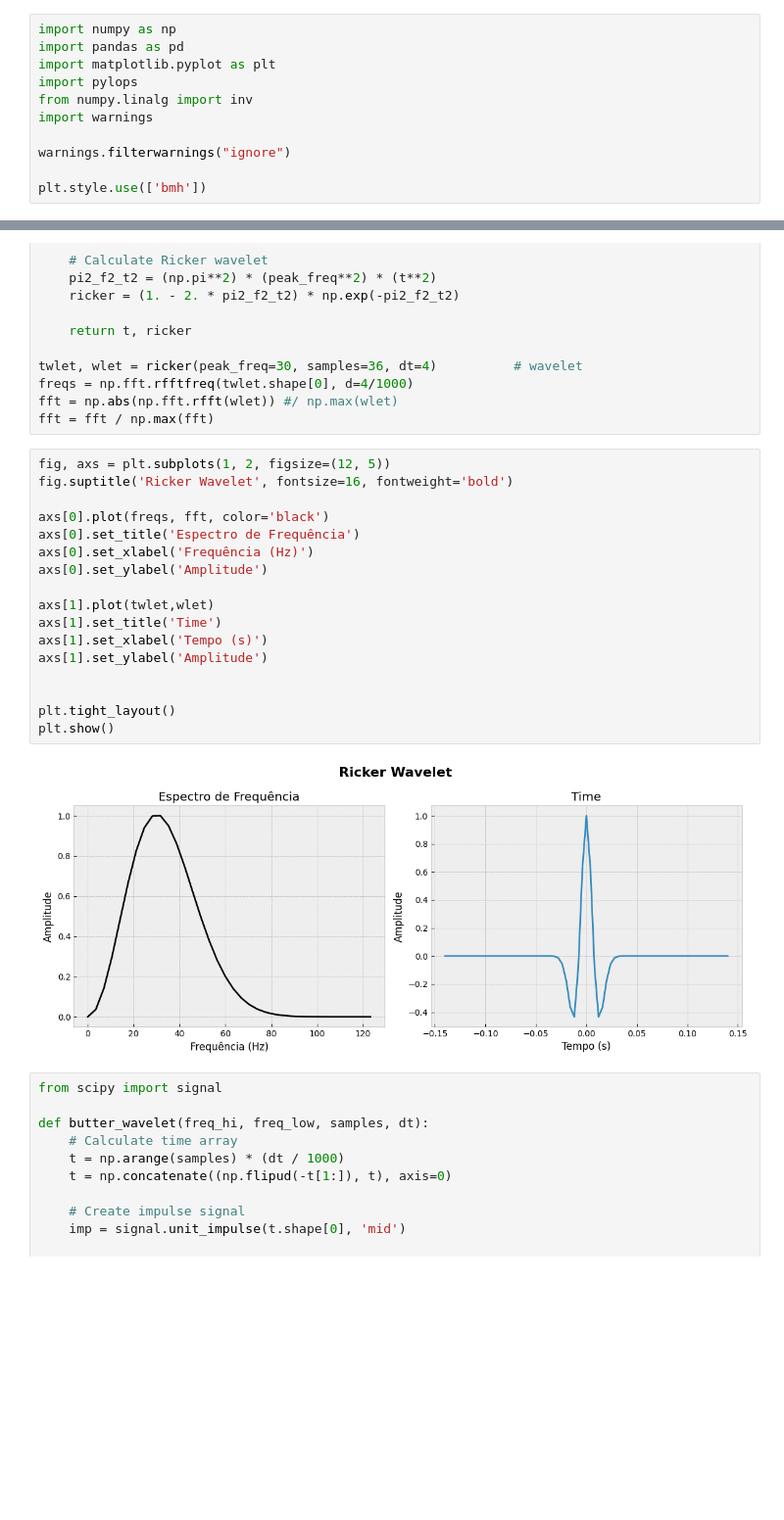
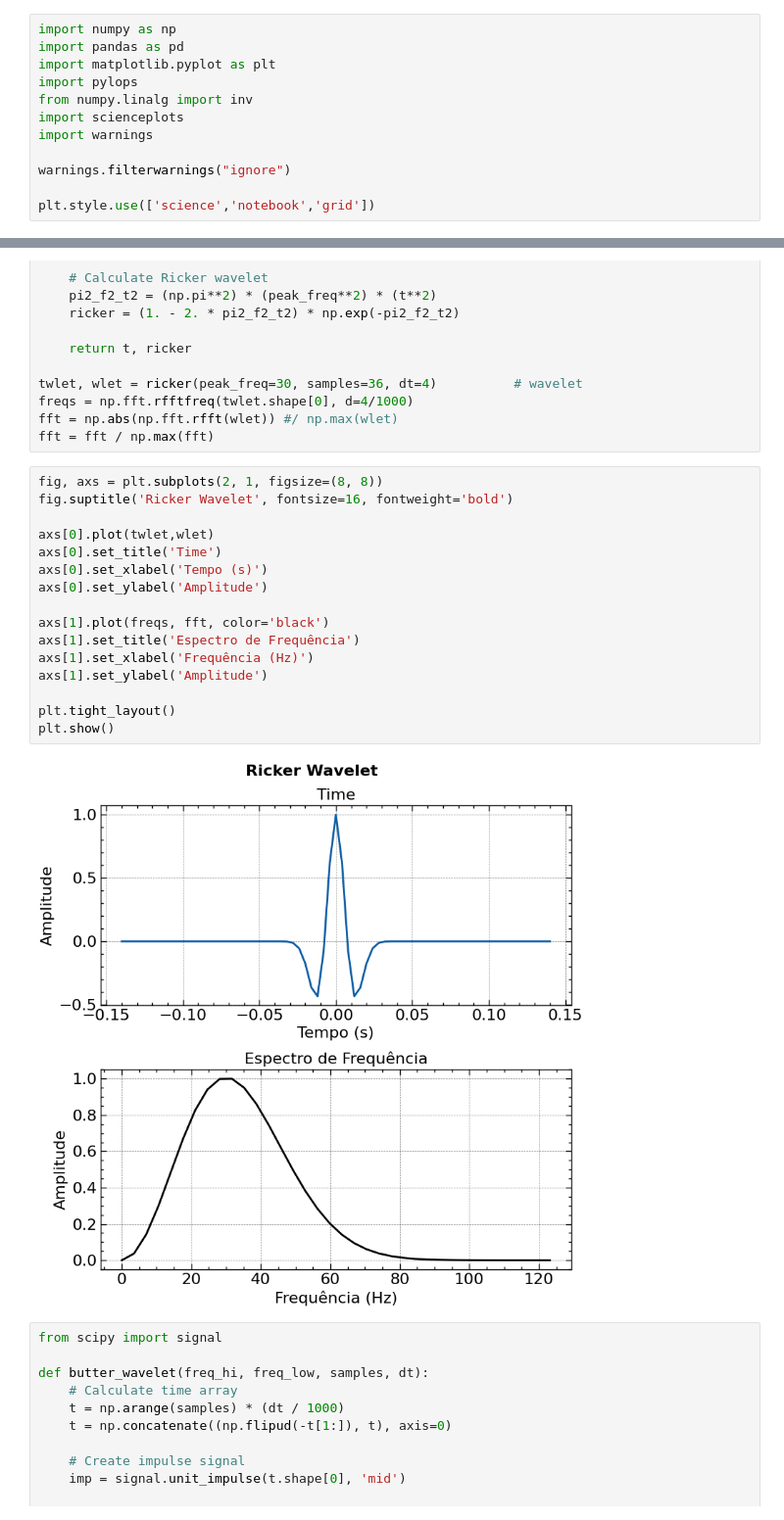
Before and after one commit to albano-a/inversion_methods_algorithms, a Jupyter notebook: full_section.ipynb, the cells around one changed output, grey strips where cells are left out. Shown at 98% size. Saved outputs shown, nothing was run; the diff lists cells and outputs as text; blank space fills up the shorter version.

```diff
--- a/full_section.ipynb
+++ b/full_section.ipynb
@@ -4,11 +4,12 @@ import pandas as pd
 import matplotlib.pyplot as plt
 import pylops
 from numpy.linalg import inv
+import scienceplots
 import warnings
 
 warnings.filterwarnings("ignore")
 
-plt.style.use(['bmh'])
+plt.style.use(['science','notebook','grid'])
 # %%
 # Function that stores the slicing
 
@@ -81,24 +82,23 @@ freqs = np.fft.rfftfreq(twlet.shape[0], d=4/1000)
 fft = np.abs(np.fft.rfft(wlet)) #/ np.max(wlet)
 fft = fft / np.max(fft)
 # %%
-fig, axs = plt.subplots(1, 2, figsize=(12, 5))
+fig, axs = plt.subplots(2, 1, figsize=(8, 8))
 fig.suptitle('Ricker Wavelet', fontsize=16, fontweight='bold')
 
-axs[0].plot(freqs, fft, color='black')
-axs[0].set_title('Espectro de Frequência')
-axs[0].set_xlabel('Frequência (Hz)')
+axs[0].plot(twlet,wlet)
+axs[0].set_title('Time')
+axs[0].set_xlabel('Tempo (s)')
 axs[0].set_ylabel('Amplitude')
 
-axs[1].plot(twlet,wlet)
-axs[1].set_title('Time')
-axs[1].set_xlabel('Tempo (s)')
+axs[1].plot(freqs, fft, color='black')
+axs[1].set_title('Espectro de Frequência')
+axs[1].set_xlabel('Frequência (Hz)')
 axs[1].set_ylabel('Amplitude')
-
 
 plt.tight_layout()
 plt.show()
 # %% [output]
-[figure, old version]
+[figure, new version]
 # %%
 from scipy import signal
 
```
Also changed, not shown: parts of 5 cells of this notebook.
